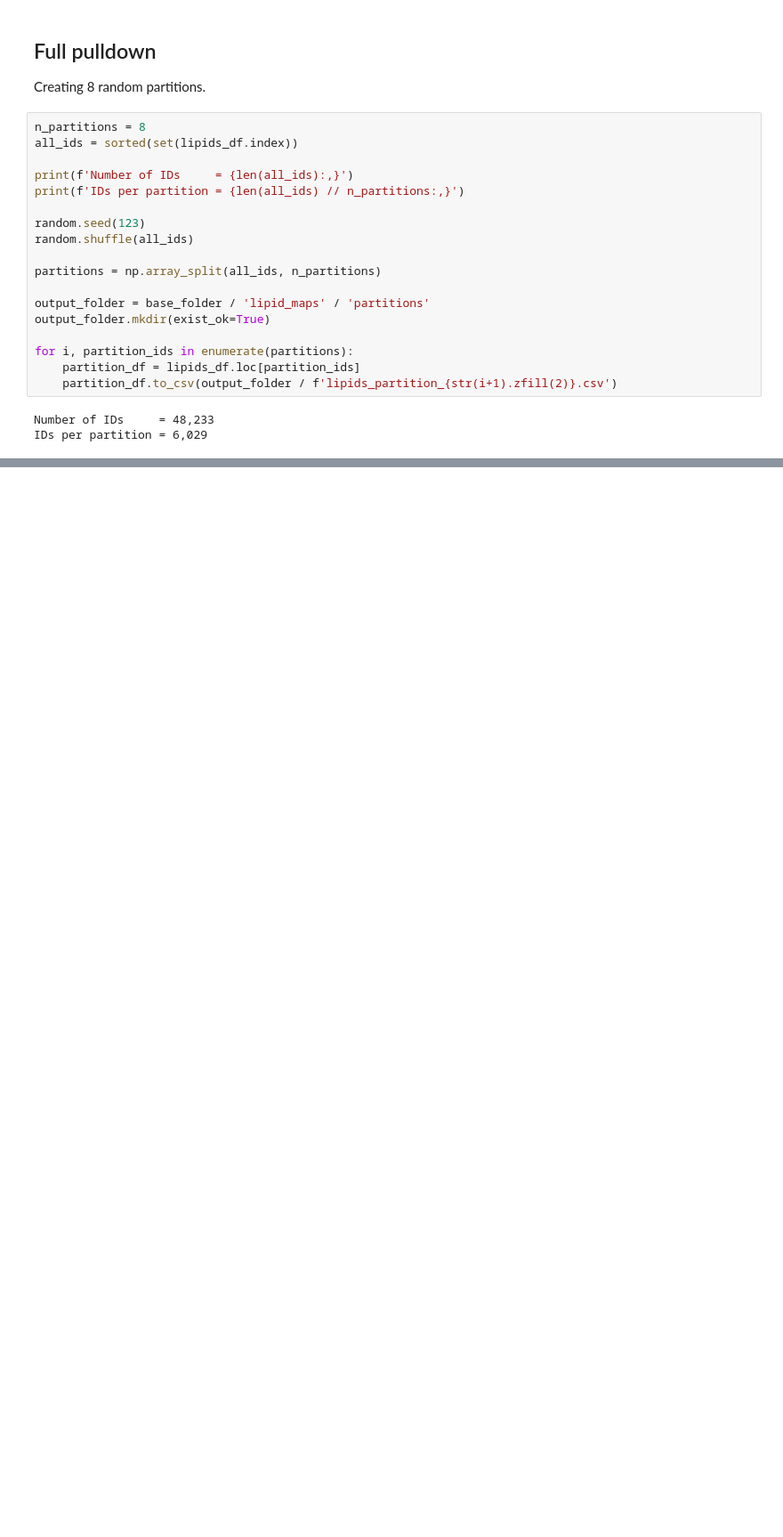
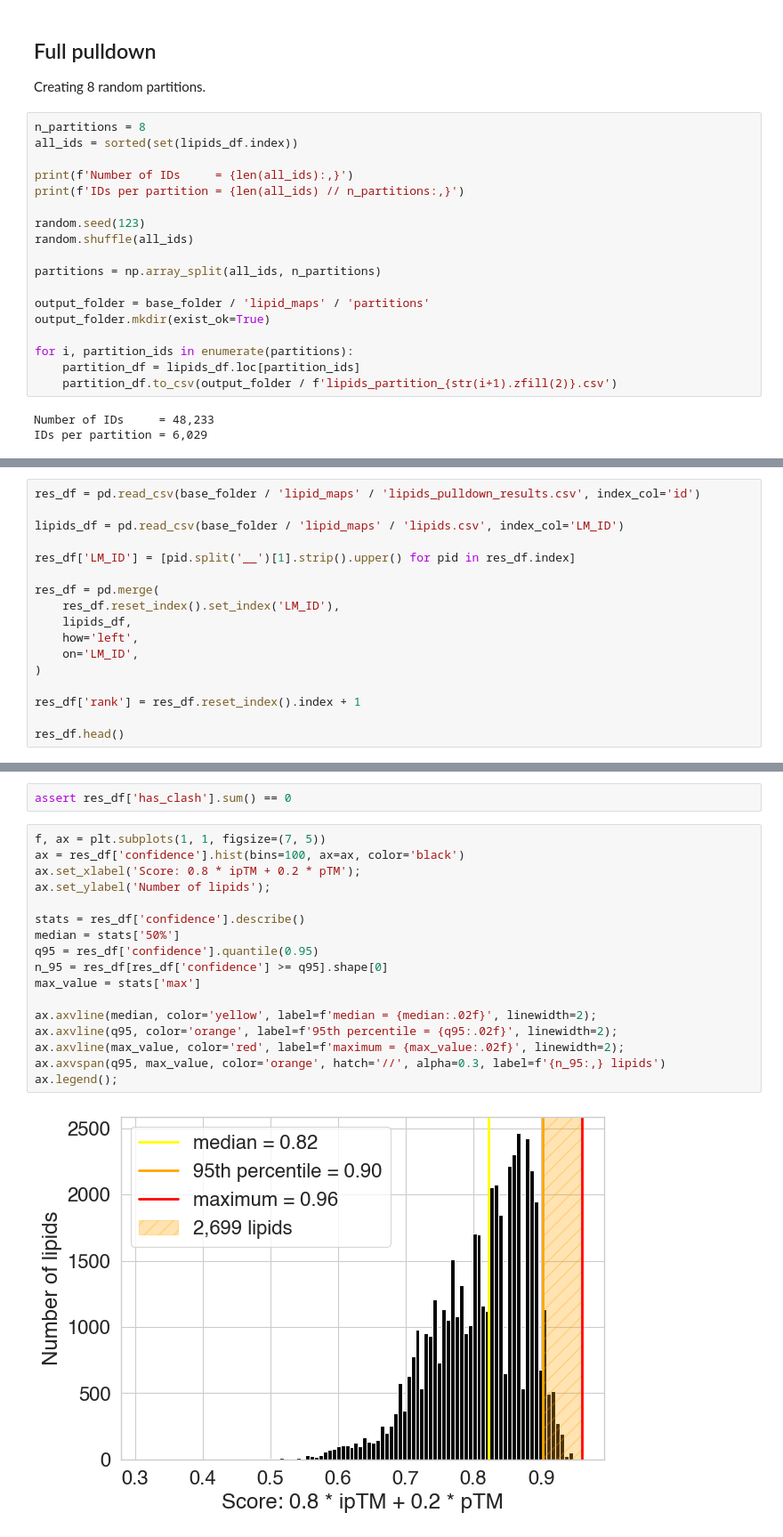
Before and after one commit to Chahrazadt87/AvB, a Jupyter notebook: notebook/lipid_maps.ipynb, the cells around one changed output, grey strips where cells are left out. Shown at 89% size. Drawn from its saved outputs; the diff is of its cells as text; blank space fills up the shorter version.

Commit message:
Lipids pulldown results

```diff
--- a/notebook/lipid_maps.ipynb
+++ b/notebook/lipid_maps.ipynb
@@ -284,0 +287,17 @@ IDs per partition = 6,029
+# %%
+res_df = pd.read_csv(base_folder / 'lipid_maps' / 'lipids_pulldown_results.csv', index_col='id')
+
+lipids_df = pd.read_csv(base_folder / 'lipid_maps' / 'lipids.csv', index_col='LM_ID')
+
+res_df['LM_ID'] = [pid.split('__')[1].strip().upper() for pid in res_df.index]
+
+res_df = pd.merge(
+    res_df.reset_index().set_index('LM_ID'),
+    lipids_df,
+    how='left',
+    on='LM_ID',
+)
+
+res_df['rank'] = res_df.reset_index().index + 1
+
+res_df.head()
@@ -284,0 +312,21 @@ IDs per partition = 6,029
+# %%
+assert res_df['has_clash'].sum() == 0
+# %%
+f, ax = plt.subplots(1, 1, figsize=(7, 5))
+ax = res_df['confidence'].hist(bins=100, ax=ax, color='black')
+ax.set_xlabel('Score: 0.8 * ipTM + 0.2 * pTM');
+ax.set_ylabel('Number of lipids');
+
+stats = res_df['confidence'].describe()
+median = stats['50%']
+q95 = res_df['confidence'].quantile(0.95)
+n_95 = res_df[res_df['confidence'] >= q95].shape[0]
+max_value = stats['max']
+
+ax.axvline(median, color='yellow', label=f'median = {median:.02f}', linewidth=2);
+ax.axvline(q95, color='orange', label=f'95th percentile = {q95:.02f}', linewidth=2);
+ax.axvline(max_value, color='red', label=f'maximum = {max_value:.02f}', linewidth=2);
+ax.axvspan(q95, max_value, color='orange', hatch='//', alpha=0.3, label=f'{n_95:,} lipids')
+ax.legend();
+# %% [output]
+[figure, added]
```
Also changed, not shown: parts of 24 cells of this notebook.
